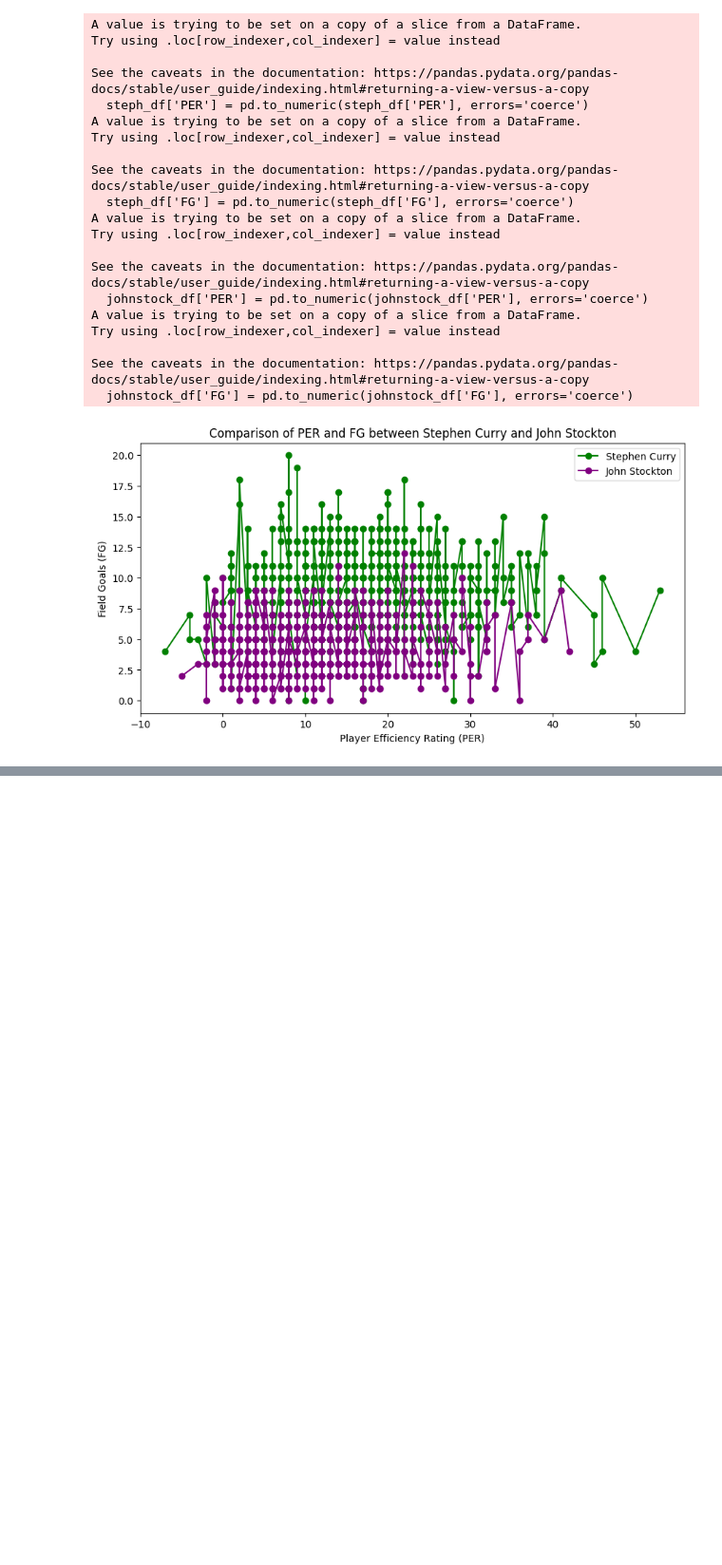
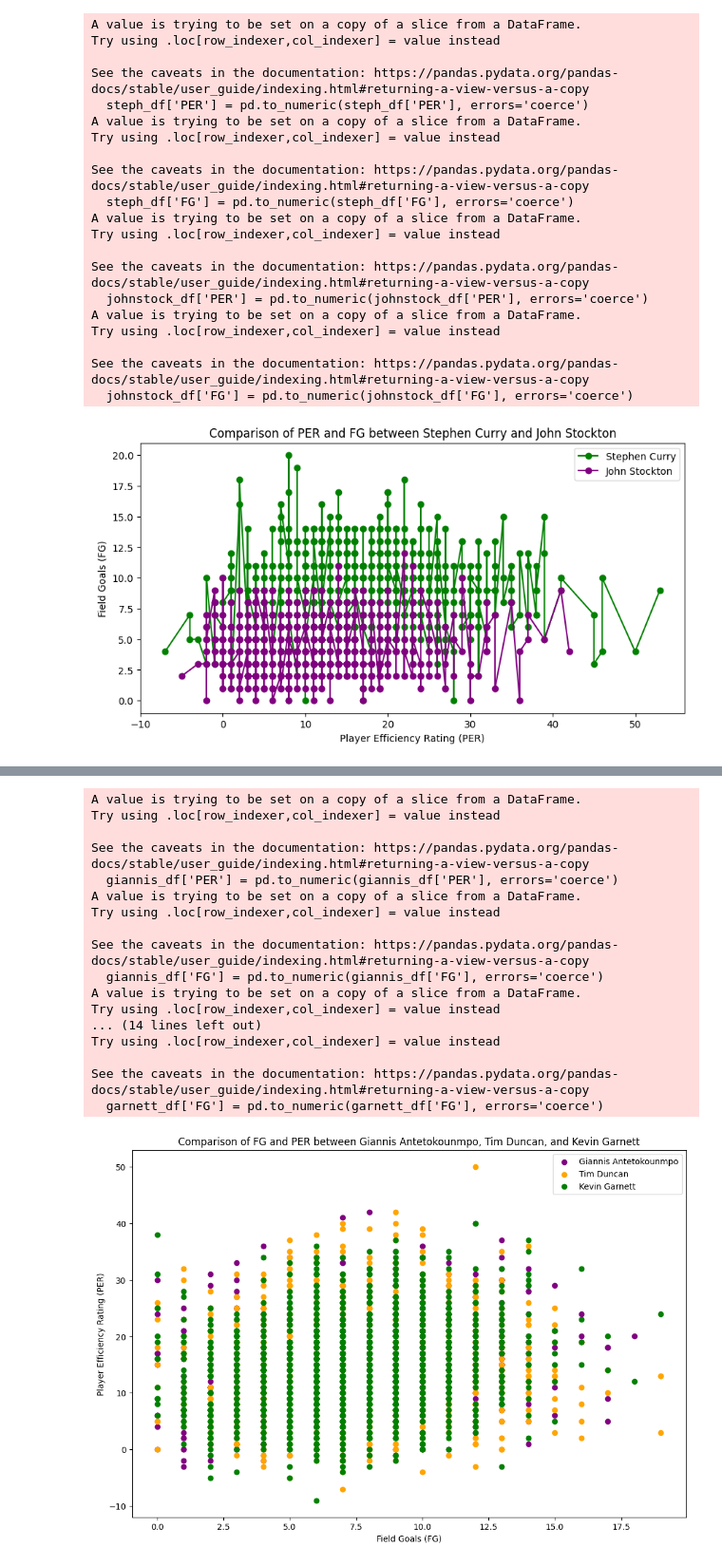
Before and after one commit to toluibiwoye/DataScience-and-MachineLearning-Portfolio, a Jupyter notebook: Datascience.ipynb, the cells around one changed output, grey strips where cells are left out. Shown: that part at 95% size. Cells and saved outputs as stored; diff of their text form; code cells hidden in the pictures; blank space fills up the shorter version.

```diff
--- a/Datascience.ipynb
+++ b/Datascience.ipynb
@@ -235,0 +353,53 @@ See the caveats in the documentation: https://pandas.pydata.org/pandas-docs/stab
+# %%
+import pandas as pd
+import matplotlib.pyplot as plt
+
+# Load the dataset
+df = pd.read_csv('C:/archive/boxscore.csv')
+
+# Filter the dataset for Giannis Antetokounmpo, Tim Duncan, and Kevin Garnett
+giannis_df = df[df['playerName'] == 'Giannis Antetokounmpo']
+duncan_df = df[df['playerName'] == 'Tim Duncan']  # Assuming this is how his name is spelled in your dataset
+garnett_df = df[df['playerName'] == 'Kevin Garnett']
+
+# Convert the 'PER' and 'FG' columns to numeric (if they are not already)
+giannis_df['PER'] = pd.to_numeric(giannis_df['PER'], errors='coerce')
+giannis_df['FG'] = pd.to_numeric(giannis_df['FG'], errors='coerce')
+duncan_df['PER'] = pd.to_numeric(duncan_df['PER'], errors='coerce')
+duncan_df['FG'] = pd.to_numeric(duncan_df['FG'], errors='coerce')
+garnett_df['PER'] = pd.to_numeric(garnett_df['PER'], errors='coerce')
+garnett_df['FG'] = pd.to_numeric(garnett_df['FG'], errors='coerce')
+
+# Create a scatter plot
+plt.figure(figsize=(12, 8))
+plt.scatter(giannis_df['FG'], giannis_df['PER'], color='purple', label='Giannis Antetokounmpo')
+plt.scatter(duncan_df['FG'], duncan_df['PER'], color='orange', label='Tim Duncan')
+plt.scatter(garnett_df['FG'], garnett_df['PER'], color='green', label='Kevin Garnett')
+
+# Adding labels and title
+plt.xlabel('Field Goals (FG)')
+plt.ylabel('Player Efficiency Rating (PER)')
+plt.title('Comparison of FG and PER between Giannis Antetokounmpo, Tim Duncan, and Kevin Garnett')
+plt.legend()
+
+# Show the plot
+plt.show()
+# %% [output]
+A value is trying to be set on a copy of a slice from a DataFrame.
+Try using .loc[row_indexer,col_indexer] = value instead
+
+See the caveats in the documentation: https://pandas.pydata.org/pandas-docs/stable/user_guide/indexing.html#returning-a-view-versus-a-copy
+  giannis_df['PER'] = pd.to_numeric(giannis_df['PER'], errors='coerce')
+A value is trying to be set on a copy of a slice from a DataFrame.
+Try using .loc[row_indexer,col_indexer] = value instead
+
+See the caveats in the documentation: https://pandas.pydata.org/pandas-docs/stable/user_guide/indexing.html#returning-a-view-versus-a-copy
+  giannis_df['FG'] = pd.to_numeric(giannis_df['FG'], errors='coerce')
+A value is trying to be set on a copy of a slice from a DataFrame.
+Try using .loc[row_indexer,col_indexer] = value instead
+... (14 lines left out)
+Try using .loc[row_indexer,col_indexer] = value instead
+
+See the caveats in the documentation: https://pandas.pydata.org/pandas-docs/stable/user_guide/indexing.html#returning-a-view-versus-a-copy
+  garnett_df['FG'] = pd.to_numeric(garnett_df['FG'], errors='coerce')
+[figure, added]
```
Also changed, not shown: parts of 10 cells of this notebook.
